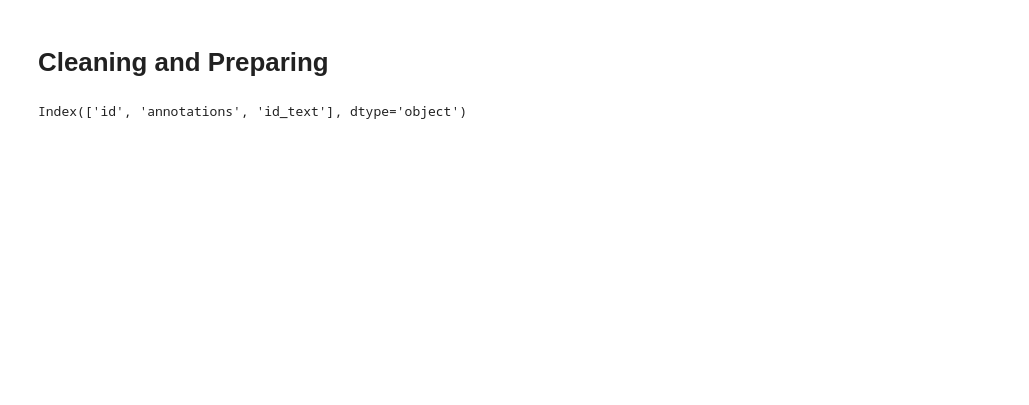
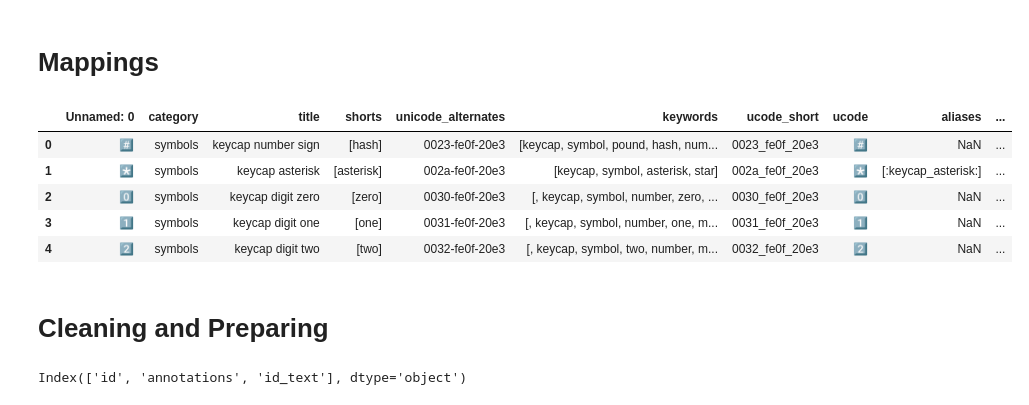
Before and after one commit to knarfamlap/tweet2emoji, a Jupyter notebook: main.ipynb, the cells around one changed output. Saved outputs shown, nothing was run; the diff lists cells and outputs as text; code cells hidden in the pictures; blank space fills up the shorter version.

```diff
--- a/main.ipynb
+++ b/main.ipynb
@@ -10,5 +13,18 @@ twemoji = pd.read_csv(TWEMOJI_DATASET)
 # %%
 twemoji = twemoji.reindex(np.random.permutation(twemoji.index))
+# %% [markdown]
+# Mappings
+# %%
+# we can see that we now have the dataframe that contain all
+# the emoji mappings
+mappings.head(5)
+# %% [output]
+|  | Unnamed: 0 | category | title | shorts | unicode_alternates | keywords | ucode_short | ucode | aliases | ... |
+| 0 | #️⃣ | symbols | keycap number sign | [hash] | 0023-fe0f-20e3 | [keycap, symbol, pound, hash, num... | 0023_fe0f_20e3 | #️⃣ | NaN | ... |
+| 1 | *️⃣ | symbols | keycap asterisk | [asterisk] | 002a-fe0f-20e3 | [keycap, symbol, asterisk, star] | 002a_fe0f_20e3 | *️⃣ | [:keycap_asterisk:] | ... |
+| 2 | 0️⃣ | symbols | keycap digit zero | [zero] | 0030-fe0f-20e3 | [, keycap, symbol, number, zero, ... | 0030_fe0f_20e3 | 0️⃣ | NaN | ... |
+| 3 | 1️⃣ | symbols | keycap digit one | [one] | 0031-fe0f-20e3 | [, keycap, symbol, number, one, m... | 0031_fe0f_20e3 | 1️⃣ | NaN | ... |
+| 4 | 2️⃣ | symbols | keycap digit two | [two] | 0032-fe0f-20e3 | [, keycap, symbol, two, number, m... | 0032_fe0f_20e3 | 2️⃣ | NaN | ... |
 # %% [markdown]
 # Cleaning and Preparing
 # %%
```
Also changed, not shown: parts of 12 cells of this notebook.
